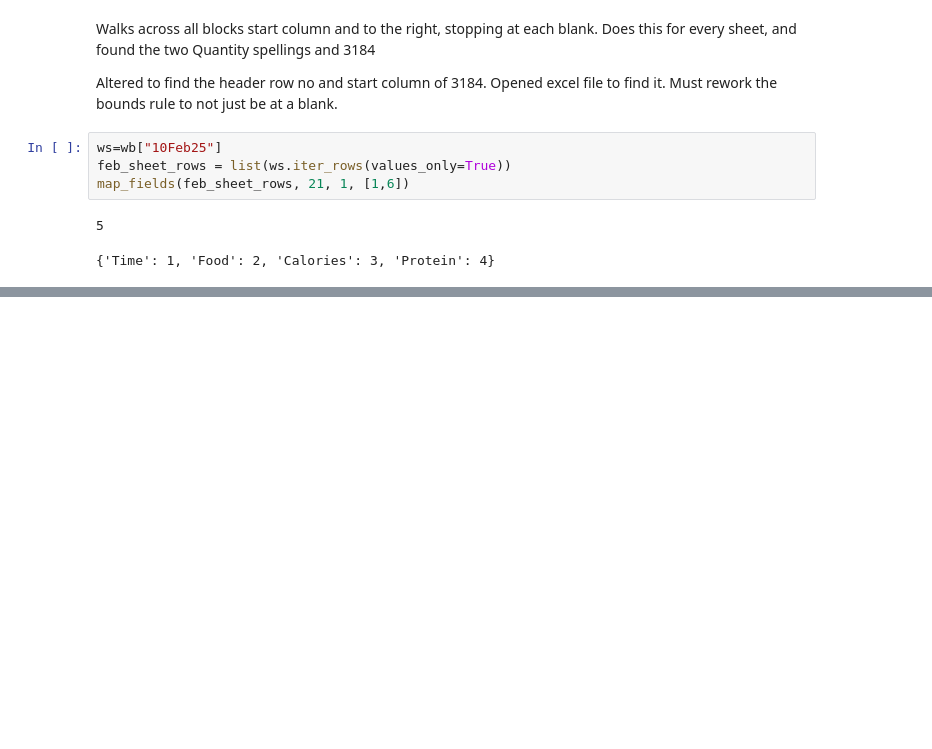
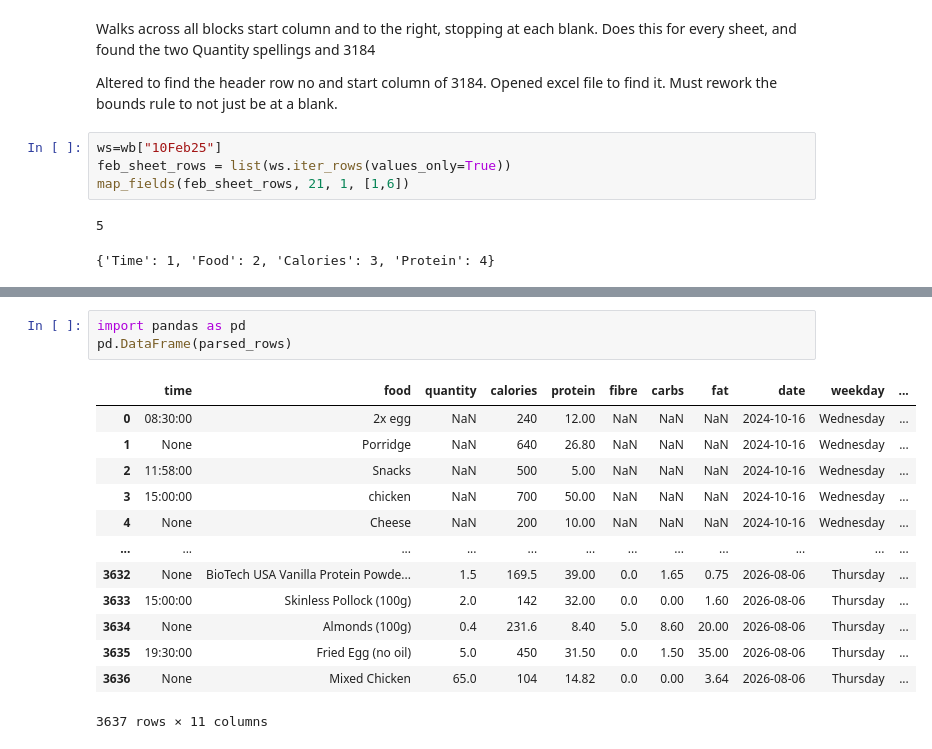
Before and after one commit to aconjohn/health-analytics-project, a Jupyter notebook: notebooks/01_explore.ipynb, the cells around one changed output, grey strips where cells are left out. Cells and saved outputs as stored; diff of their text form; blank space fills up the shorter version.

```diff
--- a/notebooks/01_explore.ipynb
+++ b/notebooks/01_explore.ipynb
@@ -897,0 +965,17 @@ KeyError: 2
+# %%
+import pandas as pd
+pd.DataFrame(parsed_rows)
+# %% [output]
+|  | time | food | quantity | calories | protein | fibre | carbs | fat | date | weekday | ... |
+| 0 | 08:30:00 | 2x egg | NaN | 240 | 12.00 | NaN | NaN | NaN | 2024-10-16 | Wednesday | ... |
+| 1 | None | Porridge | NaN | 640 | 26.80 | NaN | NaN | NaN | 2024-10-16 | Wednesday | ... |
+| 2 | 11:58:00 | Snacks | NaN | 500 | 5.00 | NaN | NaN | NaN | 2024-10-16 | Wednesday | ... |
+| 3 | 15:00:00 | chicken | NaN | 700 | 50.00 | NaN | NaN | NaN | 2024-10-16 | Wednesday | ... |
+| 4 | None | Cheese | NaN | 200 | 10.00 | NaN | NaN | NaN | 2024-10-16 | Wednesday | ... |
+| ... | ... | ... | ... | ... | ... | ... | ... | ... | ... | ... | ... |
+| 3632 | None | BioTech USA Vanilla Protein Powde... | 1.5 | 169.5 | 39.00 | 0.0 | 1.65 | 0.75 | 2026-08-06 | Thursday | ... |
+| 3633 | 15:00:00 | Skinless Pollock (100g) | 2.0 | 142 | 32.00 | 0.0 | 0.00 | 1.60 | 2026-08-06 | Thursday | ... |
+| 3634 | None | Almonds (100g) | 0.4 | 231.6 | 8.40 | 5.0 | 8.60 | 20.00 | 2026-08-06 | Thursday | ... |
+| 3635 | 19:30:00 | Fried Egg (no oil) | 5.0 | 450 | 31.50 | 0.0 | 1.50 | 35.00 | 2026-08-06 | Thursday | ... |
+| 3636 | None | Mixed Chicken | 65.0 | 104 | 14.82 | 0.0 | 0.00 | 3.64 | 2026-08-06 | Thursday | ... |
+3637 rows × 11 columns
```
Also changed, not shown: parts of 3 cells of this notebook, 2 other files.
